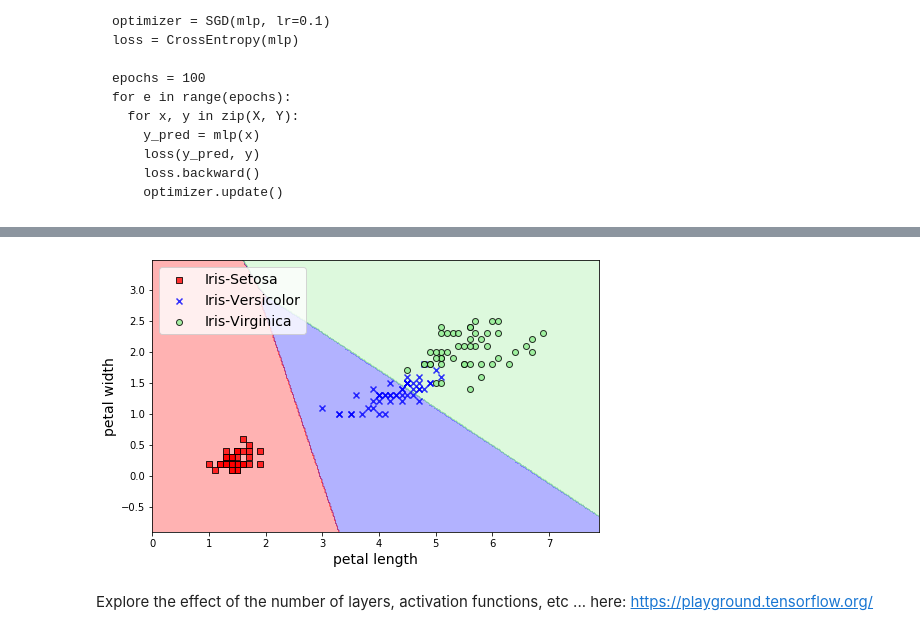
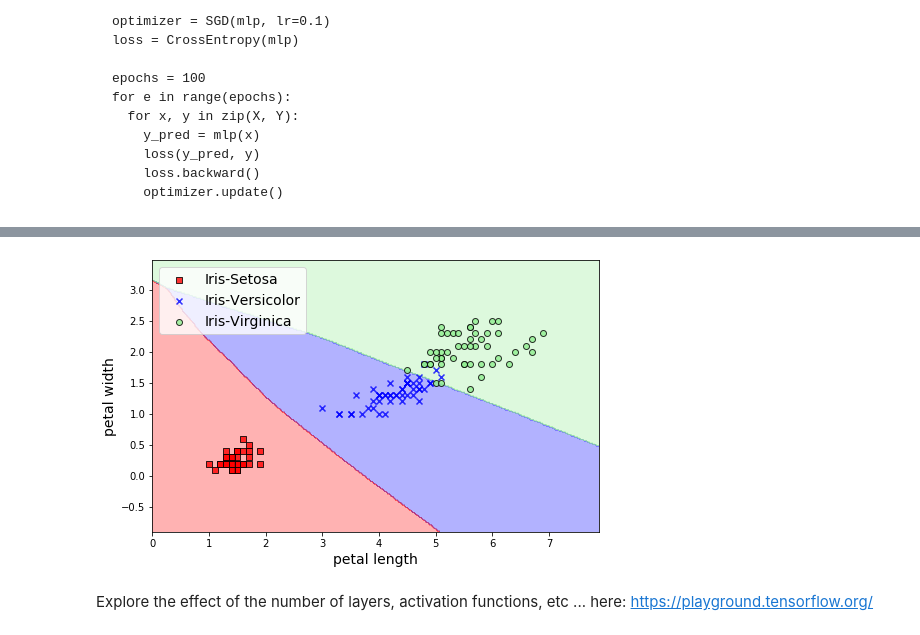
Before and after one commit to joseerlang/dl, a Jupyter notebook: mlp/mlp.ipynb, the cells around one changed output, grey strips where cells are left out. Saved outputs shown, nothing was run; the diff lists cells and outputs as text; code cells hidden in the pictures.

```diff
--- a/mlp/mlp.ipynb
+++ b/mlp/mlp.ipynb
@@ -180,7 +180,8 @@ def reluPrime(x):
 
 class MLPrelu(MLP):
   def __call__(self, x):
-    self.h = relu(np.dot(x, self.w1) + self.b1)
+    self.h_pre = np.dot(x, self.w1) + self.b1
+    self.h = relu(self.h_pre)
     y_hat = np.dot(self.h, self.w2) + self.b2
     return self.final_activation(y_hat)
 
@@ -196,7 +197,7 @@ class MLPrelu(MLP):
         dldy = self.grad_loss(y_pred, y)
         grad_w2 = np.dot(self.h.T, dldy)
         grad_b2 = dldy
-        dldh = np.dot(dldy, self.w2.T)*reluPrime(self.h)
+        dldh = np.dot(dldy, self.w2.T)*reluPrime(self.h_pre)
         grad_w1 = np.dot(x.T, dldh)
         grad_b1 = dldh
         # Update (GD)
@@ -247,7 +248,7 @@ from sklearn.datasets import load_iris
 
 iris = load_iris()
 X = iris.data[:, (2, 3)]  # petal length, petal width
-X_mean, X_std = X.mean(), X.std()
+X_mean, X_std = X.mean(axis=0), X.std(axis=0)
 X_norm = (X - X_mean) / X_std
 
 y = iris.target
@@ -618,35 +619,35 @@ Epoch: 30, Loss: 0.0367
 # %%
 fig = plt.figure(figsize=(8, 5))
 ax = fig.add_subplot(111, autoscale_on=False)
 # plot the decision surface
 x1_min, x1_max = X[:, 0].min() - 1, X[:, 0].max() + 1
 x2_min, x2_max = X[:, 1].min() - 1, X[:, 1].max() + 1
 xx1, xx2 = np.meshgrid(np.arange(x1_min, x1_max, 0.02),
                        np.arange(x2_min, x2_max, 0.02))
-X_new = (np.array([xx1.ravel(), xx2.ravel()]) - X_mean)/X_std
-Z = mlp(X_new.T)
+X_new = (np.array([xx1.ravel(), xx2.ravel()]).T - X_mean)/X_std
+Z = mlp(X_new)
 Z = np.argmax(Z, axis=1)
 Z = Z.reshape(xx1.shape)
 colors = ('red', 'blue', 'lightgreen')
 cmap = ListedColormap(colors[:len(np.unique(Y))])
 ax.contourf(xx1, xx2, Z, alpha=0.3, cmap=cmap)
 ax.set_xlim(xx1.min(), xx1.max())
 ax.set_ylim(xx2.min(), xx2.max())
 ax.set_xlabel('petal length', fontsize=14)
 ax.set_ylabel('petal width', fontsize=14)
 markers = ('s', 'x', 'o', '^', 'v')
 classes = ["Iris-Setosa", "Iris-Versicolor", "Iris-Virginica"]
 for idx, cl in enumerate(np.unique(Y)):
         ax.scatter(x=X[Y == cl, 0],
                     y=X[Y == cl, 1],
                     alpha=0.8,
                     c=colors[idx],
                     marker=markers[idx],
                     label=classes[cl],
                     edgecolor='black')
 ax.legend(loc='upper left', fontsize=14)
 plt.show()
 # %% [output]
-[figure, old version]
+[figure, new version]
 # %% [markdown]
 Explore the effect of the number of layers, activation functions, etc ... here: https://playground.tensorflow.org/
```
Also changed, not shown: parts of 7 cells of this notebook, 2 other files.
